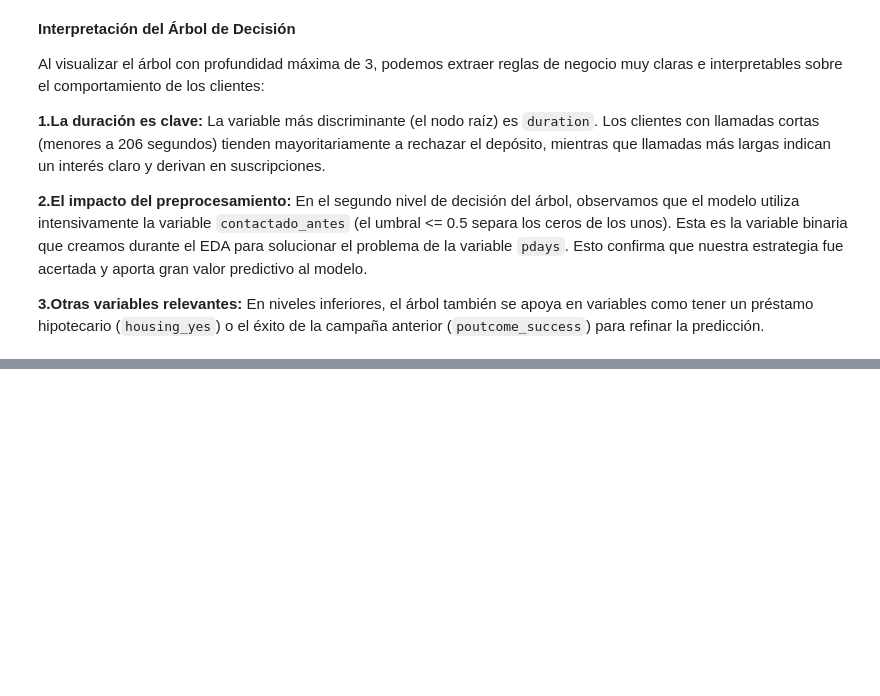
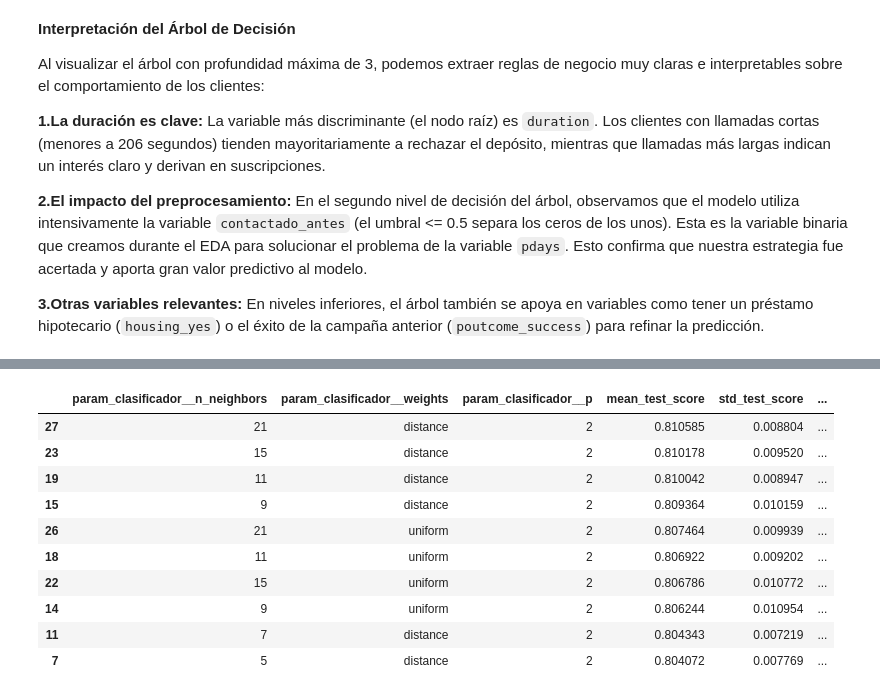
Before and after one commit to josecs03/AA_P1_100495927_100472712, a Jupyter notebook: 01_EDA_Modelos.ipynb, the cells around one changed output, grey strips where cells are left out. Cells and saved outputs as stored; diff of their text form; code cells hidden in the pictures; blank space fills up the shorter version.

```diff
--- a/01_EDA_Modelos.ipynb
+++ b/01_EDA_Modelos.ipynb
@@ -413,0 +420,74 @@ Al visualizar el árbol con profundidad máxima de 3, podemos extraer reglas de
+# %%
+
+print("--- HPO DE KNN ---")
+
+# Preprocesado para KNN: escalado numérico + one hot en categóricas
+preprocessor_knn_hpo = ColumnTransformer(
+    transformers=[
+        ('num', StandardScaler(), columnas_numericas),
+        ('cat', OneHotEncoder(handle_unknown='ignore'), columnas_categoricas)
+    ]
+)
+
+# Pipeline completa
+pipeline_knn_hpo = Pipeline(steps=[
+    ('preprocesamiento', preprocessor_knn_hpo),
+    ('clasificador', KNeighborsClassifier())
+])
+
+# Rejilla de hiperparámetros
+param_grid_knn = {
+    'clasificador__n_neighbors': [3, 5, 7, 9, 11, 15, 21],
+    'clasificador__weights': ['uniform', 'distance'],
+    'clasificador__p': [1, 2]
+}
+
+# Búsqueda con validación cruzada
+start_time = time.time()
+
+grid_knn = GridSearchCV(
+    estimator=pipeline_knn_hpo,
+    param_grid=param_grid_knn,
+    scoring='accuracy',
+    cv=cv,
+    n_jobs=-1,
+    refit=True,
+    return_train_score=True
+)
+
+grid_knn.fit(X_train, y_train)
+
+tiempo_total_knn = time.time() - start_time
+
+# Resultados
+cv_results_knn = pd.DataFrame(grid_knn.cv_results_)
+best_idx_knn = grid_knn.best_index_
+
+resumen_knn_hpo = pd.DataFrame({
+    'Modelo': ['KNN ajustado'],
+    'Best CV accuracy': [grid_knn.best_score_],
+    'Best params': [str(grid_knn.best_params_)],
+    'Tiempo total HPO (s)': [tiempo_total_knn],
+    'Mean fit time mejor config (s)': [cv_results_knn.loc[best_idx_knn, 'mean_fit_time']]
+})
+
+display(resumen_knn_hpo)
+
+display(
+    cv_results_knn[
+        [
+            'param_clasificador__n_neighbors',
+            'param_clasificador__weights',
+            'param_clasificador__p',
+            'mean_test_score',
+            'std_test_score',
+            'rank_test_score',
+            'mean_fit_time'
+        ]
+    ]
+    .sort_values('rank_test_score')
+    .head(10)
+)
+
+best_knn_hpo = grid_knn.best_estimator_
+# %% [output]
@@ -413,0 +497,11 @@ Al visualizar el árbol con profundidad máxima de 3, podemos extraer reglas de
+|  | param_clasificador__n_neighbors | param_clasificador__weights | param_clasificador__p | mean_test_score | std_test_score | ... |
+| 27 | 21 | distance | 2 | 0.810585 | 0.008804 | ... |
+| 23 | 15 | distance | 2 | 0.810178 | 0.009520 | ... |
+| 19 | 11 | distance | 2 | 0.810042 | 0.008947 | ... |
+| 15 | 9 | distance | 2 | 0.809364 | 0.010159 | ... |
+| 26 | 21 | uniform | 2 | 0.807464 | 0.009939 | ... |
+| 18 | 11 | uniform | 2 | 0.806922 | 0.009202 | ... |
+| 22 | 15 | uniform | 2 | 0.806786 | 0.010772 | ... |
+| 14 | 9 | uniform | 2 | 0.806244 | 0.010954 | ... |
+| 11 | 7 | distance | 2 | 0.804343 | 0.007219 | ... |
+| 7 | 5 | distance | 2 | 0.804072 | 0.007769 | ... |
```
Also changed, not shown: parts of 15 cells of this notebook.
